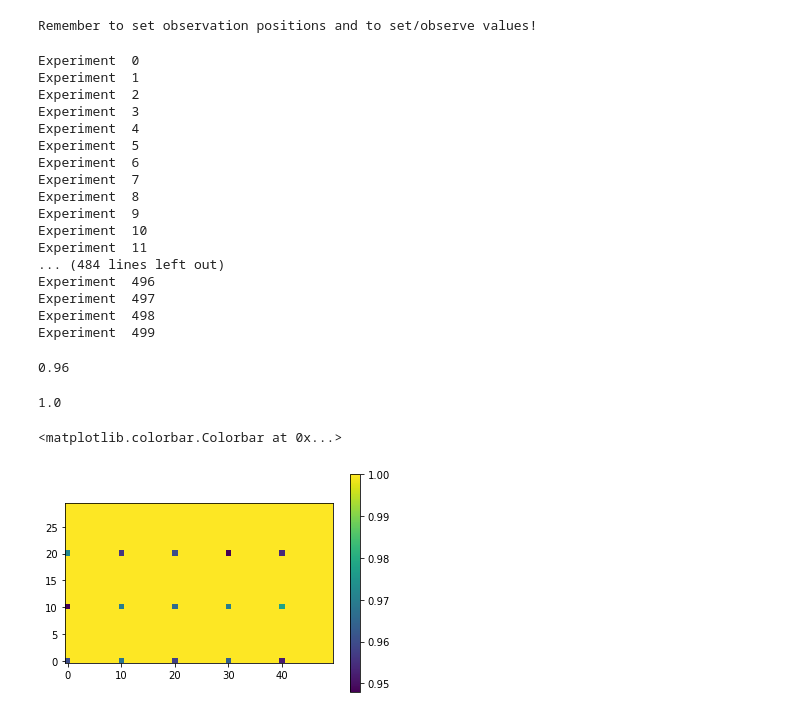
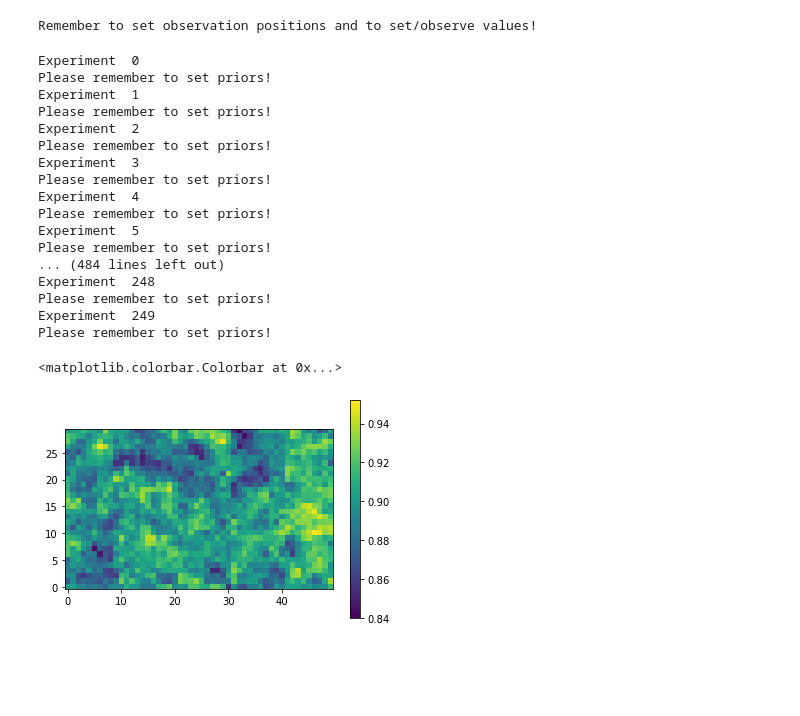
Before and after one commit to FlorianBeiser/advectionDiffusion, a Jupyter notebook: KFilteringAnalysis.ipynb, the cells around one changed output. Saved outputs shown, nothing was run; the diff lists cells and outputs as text; code cells hidden in the pictures; blank space fills up the shorter version.

Commit message:
New truth and coverage probabilities

```diff
--- a/KFilteringAnalysis.ipynb
+++ b/KFilteringAnalysis.ipynb
@@ -10,7 +10,7 @@ import KalmanFilter
 
 For Kalman filtering we have to be able to propagate a Gaussian distribution in time and to have access to the linear operators
 # %%
-timestamp = "2021_08_10-09_34_31"
+timestamp = "2021_08_11-14_10_29"
 
 grid, simulator = Simulator.from_file(timestamp)
 # %% [markdown]
@@ -18,4 +18,4 @@ grid, simulator = Simulator.from_file(timestamp)
 
 The inital state is equipped with a Gaussian distribution specified by its mean and covariance.
 # %%
-statistics = Statistics.Statistics(simulator)
+true_statistics = Statistics.Statistics(simulator, 1)
@@ -24,6 +22,6 @@ Please remember to set priors!
 # %%
 prior_args = Statistics.prior_args_from_file(timestamp)
-statistics.set_prior(prior_args)
+true_statistics.set_prior(prior_args)
 
-statistics.plot()
+true_statistics.plot()
 # %% [output]
@@ -41,14 +38,9 @@ Remember to set observation positions and to set/observe values!
 import numpy as np
 import scipy.stats
 # %%
-trials = 500
+trials = 250
 
-truths = np.zeros((grid.N_x, trials))
-observations = np.zeros((observation.N_y, trials))
-updated_means = np.zeros((grid.N_x,trials))
-updated_stddevs = np.zeros((grid.N_x, trials))
-forecasted_means = np.zeros((grid.N_x,trials))
-forecasted_stddevs = np.zeros((grid.N_x, trials))
+coverageKF = np.zeros(grid.N_x)
 
 for s in range(trials):
     print("Experiment ", s)
@@ -56,42 +48,36 @@ for s in range(trials):
     # Generate new observations of a new truth
     observation.clear_observations()
 
-    for t in range(10):
-        statistics.propagate(nt=25)
-        observation.observe(statistics.mean)
-
-    observations[:,s] = observation.obses[observation.N_obs-1]
-    truths[:,s] = statistics.mean
+    true_statistics = Statistics.Statistics(simulator, 1)
+    true_statistics.set_prior(prior_args)
+    true_statistics.propagate(nt=25)
+    truth = true_statistics.mean
+    observation.observe(true_statistics.mean)
 
     # Data assimilation for the new observations
+    statistics = Statistics.Statistics(simulator)
     statistics.set_prior(prior_args)
     kalmanFilter = KalmanFilter.Kalman(statistics, observation)
 
-    for t in range(observation.N_obs):
-        statistics.propagate(25)
-        if t == (observation.N_obs-1):
-            forecasted_means[:,s] = statistics.mean
-            forecasted_stddevs[:,s] = statistics.stddev
+    statistics.propagate(25)
+    kalmanFilter.filter(statistics.mean, statistics.cov, observation.obses[0])
 
-        kalmanFilter.filter(statistics.mean, statistics.cov, observation.obses[t])
-
-    updated_means[:,s] = statistics.mean
-    updated_stddevs[:,s] = statistics.stddev
+    coverageKF = coverageKF + np.all([(truth < statistics.mean + 1.64*statistics.stddev), (truth > statistics.mean - 1.64*statistics.stddev)], axis=0)*1/trials
 # %% [output]
 Experiment  0
+Please remember to set priors!
 Experiment  1
+Please remember to set priors!
 Experiment  2
+Please remember to set priors!
 Experiment  3
+Please remember to set priors!
 Experiment  4
+Please remember to set priors!
 Experiment  5
-Experiment  6
-Experiment  7
-Experiment  8
-Experiment  9
-Experiment  10
-Experiment  11
+Please remember to set priors!
 ... (484 lines left out)
-Experiment  496
-Experiment  497
-Experiment  498
-Experiment  499
+Experiment  248
+Please remember to set priors!
+Experiment  249
+Please remember to set priors!
@@ -104,4 +83,0 @@ for s in range(trials):
-# %%
-np.sum(updated_coverage)/trials
-# %% [output]
-0.96
@@ -114,4 +83,0 @@ for s in range(trials):
-# %%
-np.sum(forecasted_coverage)/trials
-# %% [output]
-1.0
@@ -125,7 +84,7 @@ for s in range(trials):
 # %%
 from matplotlib import pyplot as plt
-plt.imshow(np.reshape(updated_coverages,(grid.ny, grid.nx)), origin="lower")
+plt.imshow(np.reshape(coverageKF,(grid.ny, grid.nx)), origin="lower")
 plt.colorbar()
 # %% [output]
 <matplotlib.colorbar.Colorbar at 0x...>
-[figure, old version]
+[figure, new version]
```
Also changed, not shown: parts of 11 cells of this notebook, 2 other files.
